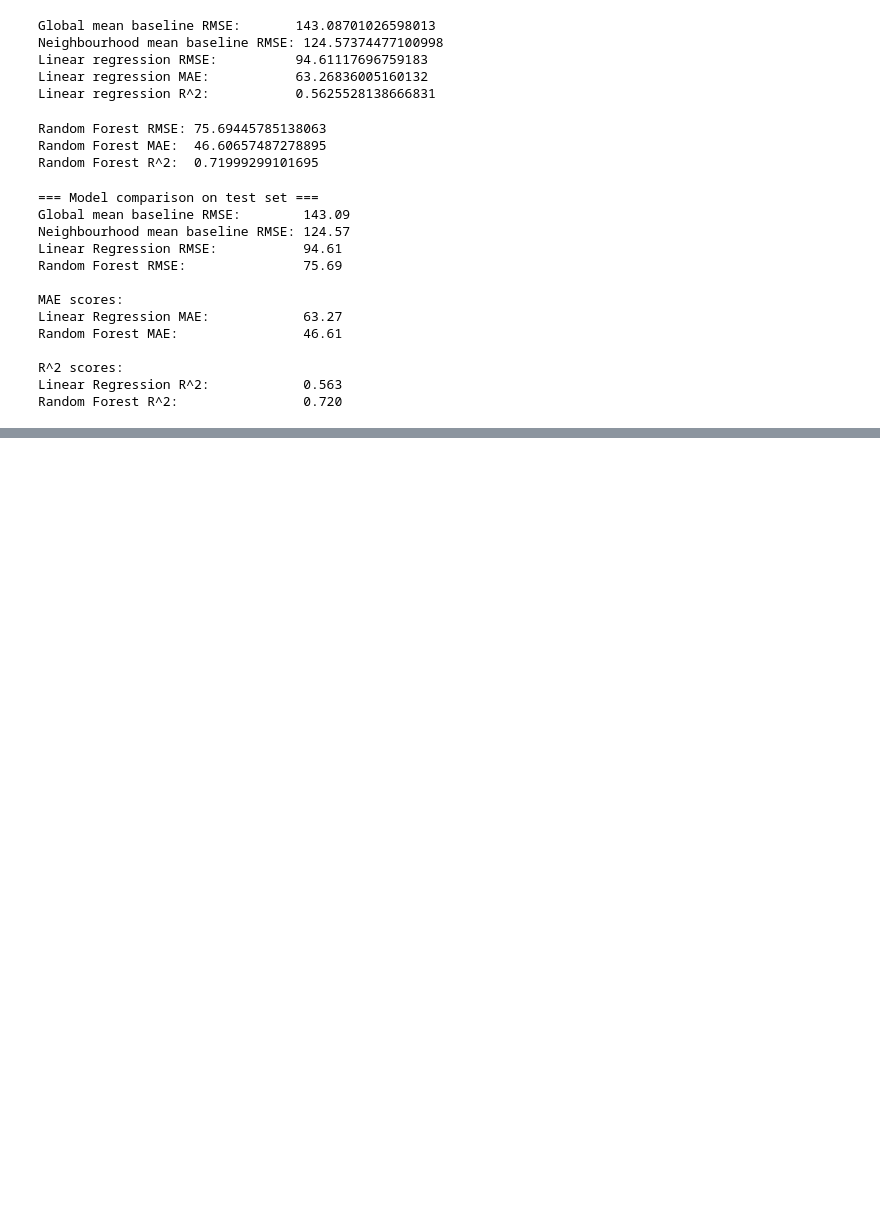
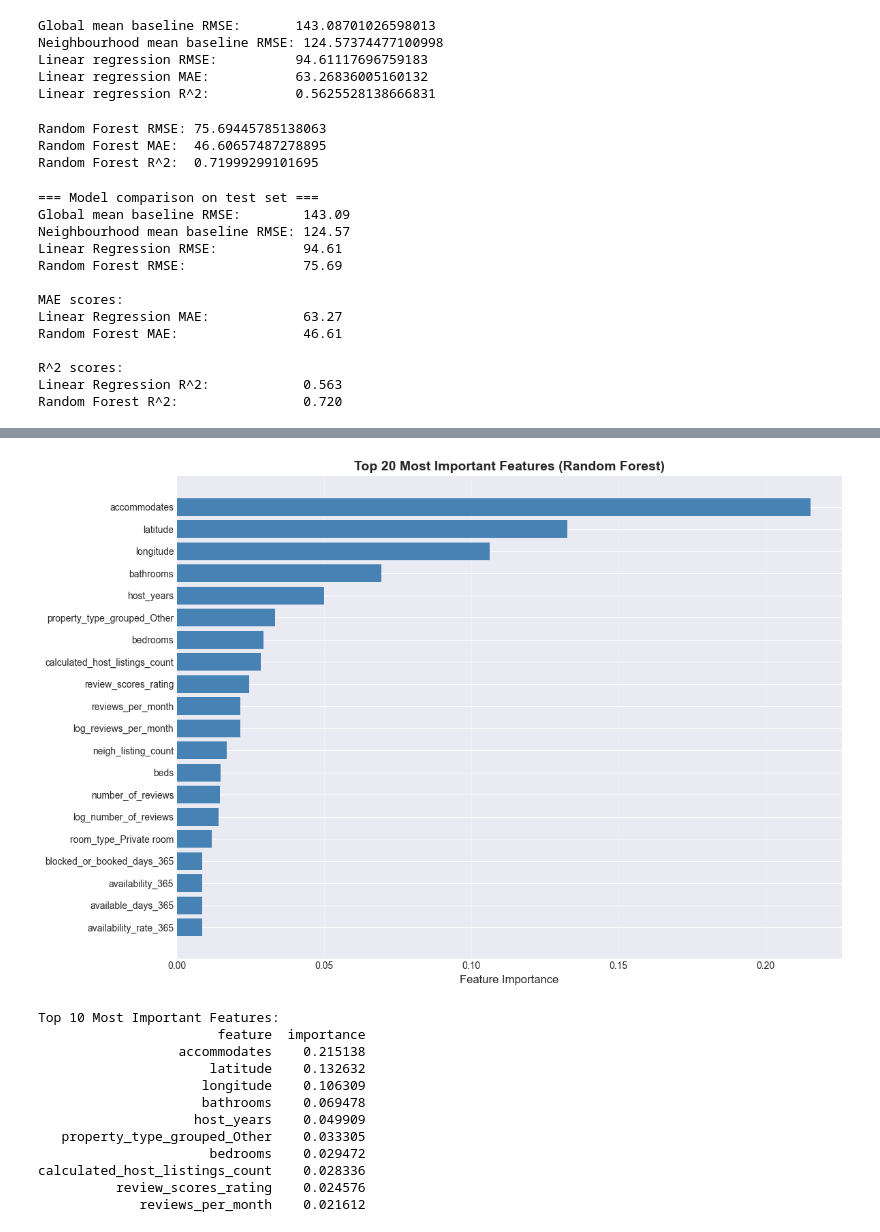
Before and after one commit to Pranav-Bathula/Airbnb-Price-Predictor, a Jupyter notebook: notebooks/model.ipynb, the cells around one changed output, grey strips where cells are left out. Saved outputs shown, nothing was run; the diff lists cells and outputs as text; code cells hidden in the pictures; blank space fills up the shorter version.

```diff
--- a/notebooks/model.ipynb
+++ b/notebooks/model.ipynb
@@ -302,0 +527,64 @@ Random Forest R^2:                0.720
+# %%
+# 4. Feature Importance for Random Forest
+rf_regressor = rf_model.named_steps['regressor']
+feature_names = numeric_features + binary_features + categorical_features
+
+# Get feature names after preprocessing
+preprocessor = rf_model.named_steps['preprocess']
+feature_names_processed = []
+
+# Get numeric feature names
+feature_names_processed.extend(numeric_features + binary_features)
+
+# Get categorical feature names (one-hot encoded)
+cat_transformer = preprocessor.named_transformers_['cat']
+if hasattr(cat_transformer, 'named_steps'):
+    encoder = cat_transformer.named_steps['encoder']
+    if hasattr(encoder, 'get_feature_names_out'):
+        cat_feature_names = encoder.get_feature_names_out(categorical_features)
+        feature_names_processed.extend(cat_feature_names)
+    else:
+        # Fallback for older sklearn versions
+        n_cat_features = sum(len(df[cat].unique()) for cat in categorical_features)
+        feature_names_processed.extend([f'cat_{i}' for i in range(n_cat_features)])
+else:
+    n_cat_features = sum(len(df[cat].unique()) for cat in categorical_features)
+    feature_names_processed.extend([f'cat_{i}' for i in range(n_cat_features)])
+
+# Get feature importances
+importances = rf_regressor.feature_importances_
+
+# Create a DataFrame for easier handling
+importance_df = pd.DataFrame({
+    'feature': feature_names_processed[:len(importances)],
+    'importance': importances
+}).sort_values('importance', ascending=False)
+
+# Plot top 20 most important features
+top_n = min(20, len(importance_df))
+plt.figure(figsize=(12, 8))
+plt.barh(range(top_n), importance_df.head(top_n)['importance'], color='steelblue')
+plt.yticks(range(top_n), importance_df.head(top_n)['feature'])
+plt.xlabel('Feature Importance', fontsize=12)
+plt.title(f'Top {top_n} Most Important Features (Random Forest)', fontsize=14, fontweight='bold')
+plt.gca().invert_yaxis()
+plt.grid(axis='x', alpha=0.3)
+plt.tight_layout()
+plt.show()
+
+print(f"\nTop 10 Most Important Features:")
+print(importance_df.head(10)[['feature', 'importance']].to_string(index=False))
+# %% [output]
+[figure, added]
+Top 10 Most Important Features:
+                       feature  importance
+                  accommodates    0.215138
+                      latitude    0.132632
+                     longitude    0.106309
+                     bathrooms    0.069478
+                    host_years    0.049909
+   property_type_grouped_Other    0.033305
+                      bedrooms    0.029472
+calculated_host_listings_count    0.028336
+          review_scores_rating    0.024576
+             reviews_per_month    0.021612
```
Also changed, not shown: parts of 13 cells of this notebook, 2 other files.
